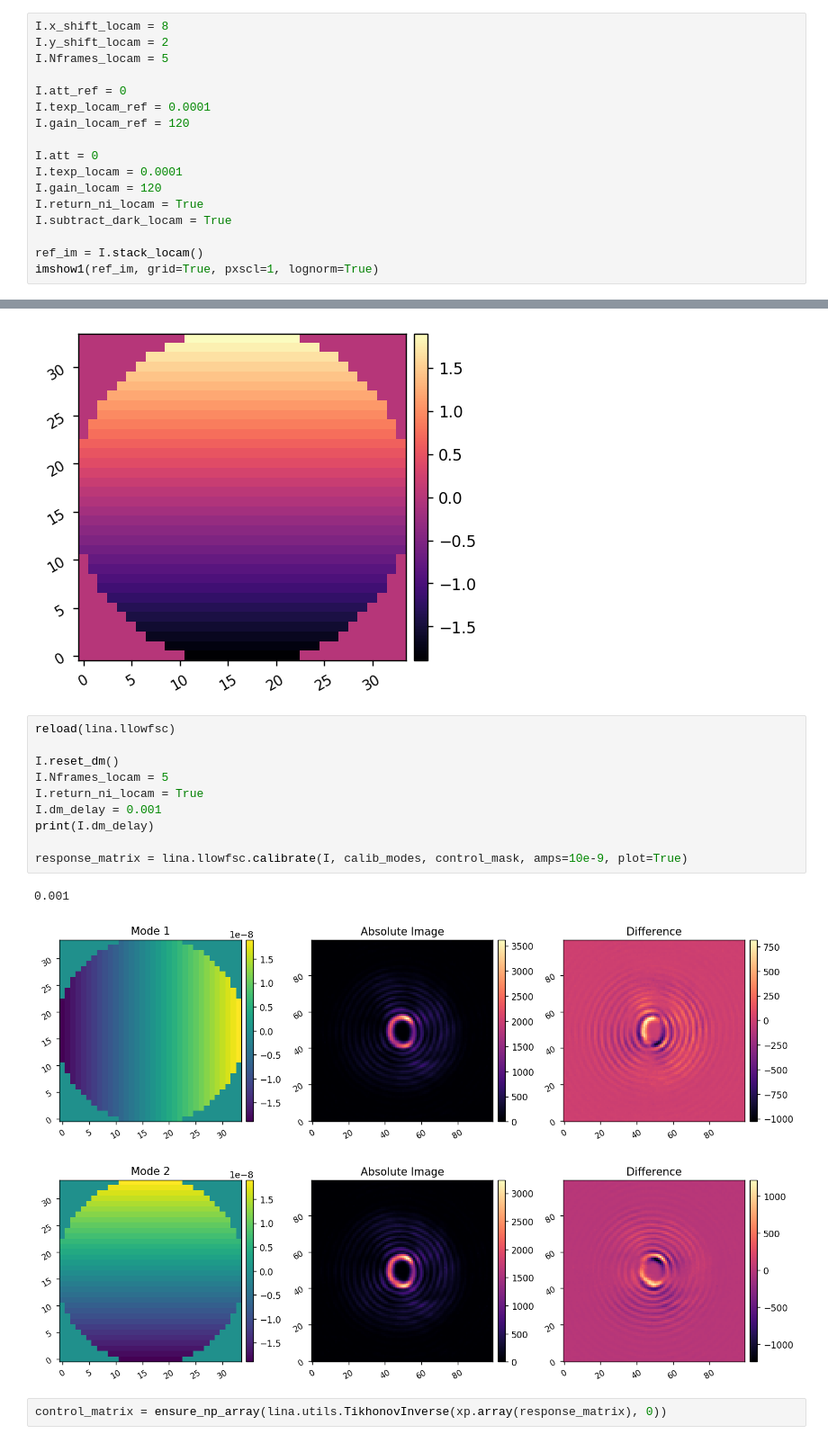
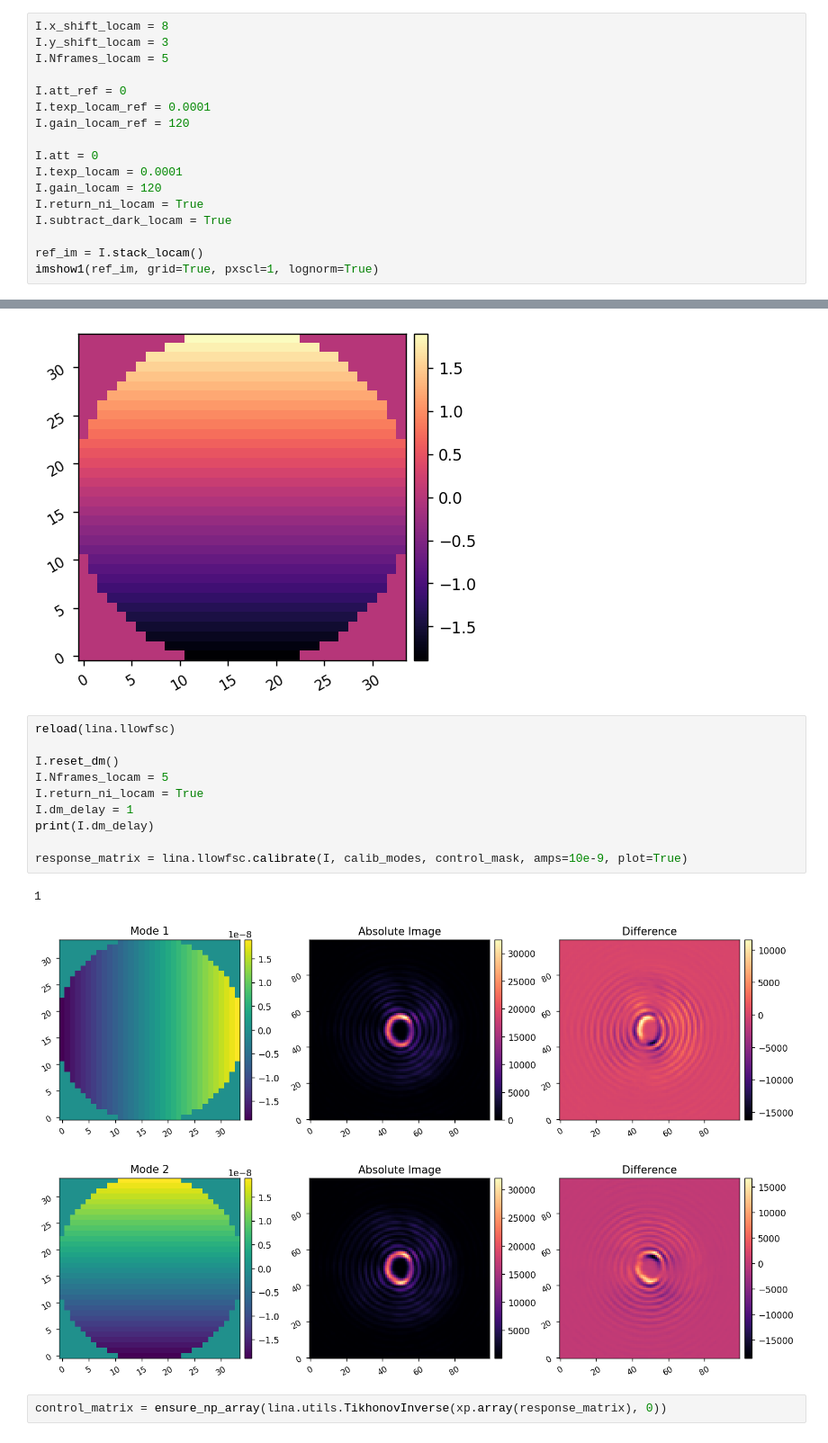
Before and after one commit to uasal/scoob-interface, a Jupyter notebook: notebooks/scoobi_demo_llowfsc.ipynb, the cells around one changed output, grey strips where cells are left out. Shown: that part at 90% size. Cells and saved outputs as stored; diff of their text form.

```diff
--- a/notebooks/scoobi_demo_llowfsc.ipynb
+++ b/notebooks/scoobi_demo_llowfsc.ipynb
@@ -67,6 +67,6 @@ I.df_locam = copy.copy(dark_frame)
 # %%
 I.x_shift_locam = 8
-I.y_shift_locam = 2
+I.y_shift_locam = 3
 I.Nframes_locam = 5
 
 I.att_ref = 0
@@ -109,17 +109,17 @@ modal_matrix = calib_modes.reshape(Nmodes, I.Nact**2).T
 # %%
 reload(lina.llowfsc)
 
 I.reset_dm()
 I.Nframes_locam = 5
 I.return_ni_locam = True
-I.dm_delay = 0.001
+I.dm_delay = 1
 print(I.dm_delay)
 
 response_matrix = lina.llowfsc.calibrate(I, calib_modes, control_mask, amps=10e-9, plot=True)
 # %% [output]
-0.001
+1
-[figure, old version]
+[figure, new version]
-[figure, old version]
+[figure, new version]
 # %%
 control_matrix = ensure_np_array(lina.utils.TikhonovInverse(xp.array(response_matrix), 0))
 # %% [markdown]
```
Also changed, not shown: parts of 3 cells of this notebook, 2 other files.
